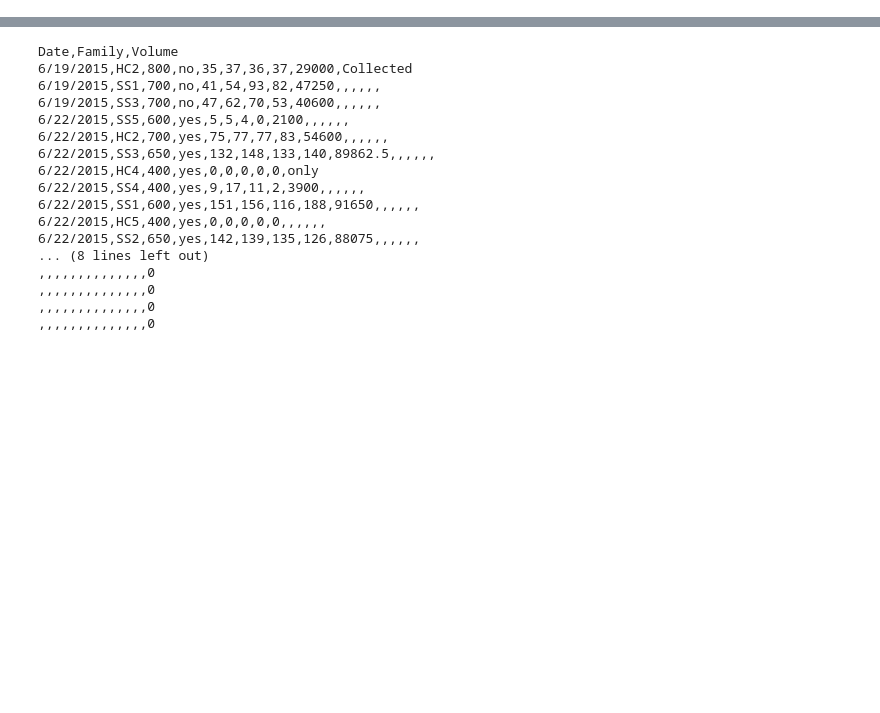
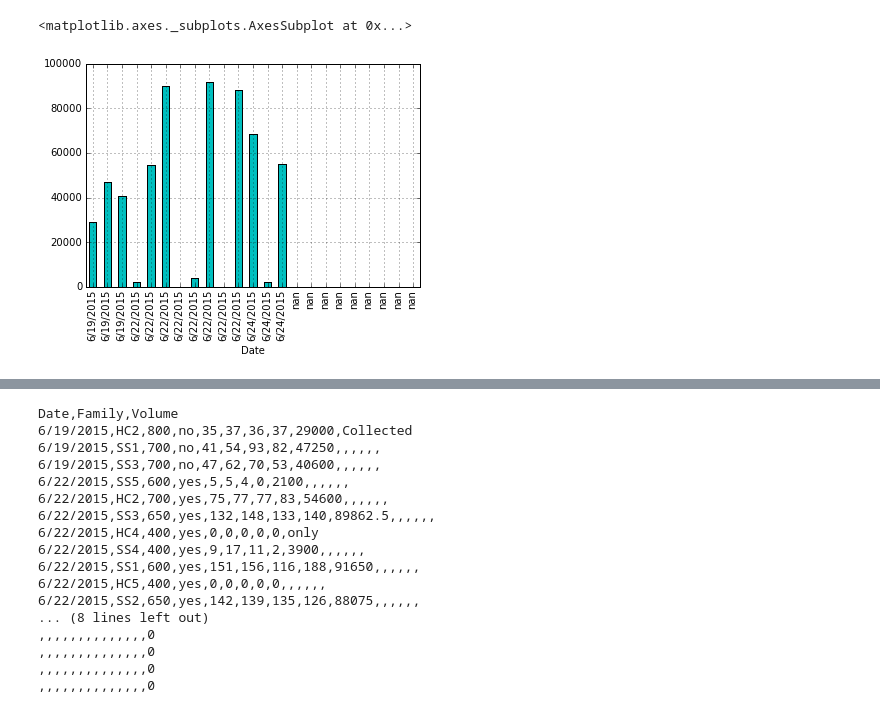
Before and after one commit to sr320/oly-larvae-f2, a Jupyter notebook: plotting-d1.ipynb, the cells around one changed output, grey strips where cells are left out. Saved outputs shown, nothing was run; the diff lists cells and outputs as text; code cells hidden in the pictures; blank space fills up the shorter version.

Commit message:
plotting

```diff
--- a/plotting-d1.ipynb
+++ b/plotting-d1.ipynb
@@ -51,0 +32,5 @@ Date,Family,Volume of tripour (mL),Ethanol used?,Count 1,Count 2,Count 3,Count 4
+# %%
+df1.plot('Date','Total larvae',color=['c'],kind='bar')
+# %% [output]
+<matplotlib.axes._subplots.AxesSubplot at 0x...>
+[figure, added]
```
Also changed, not shown: parts of 4 cells of this notebook.
